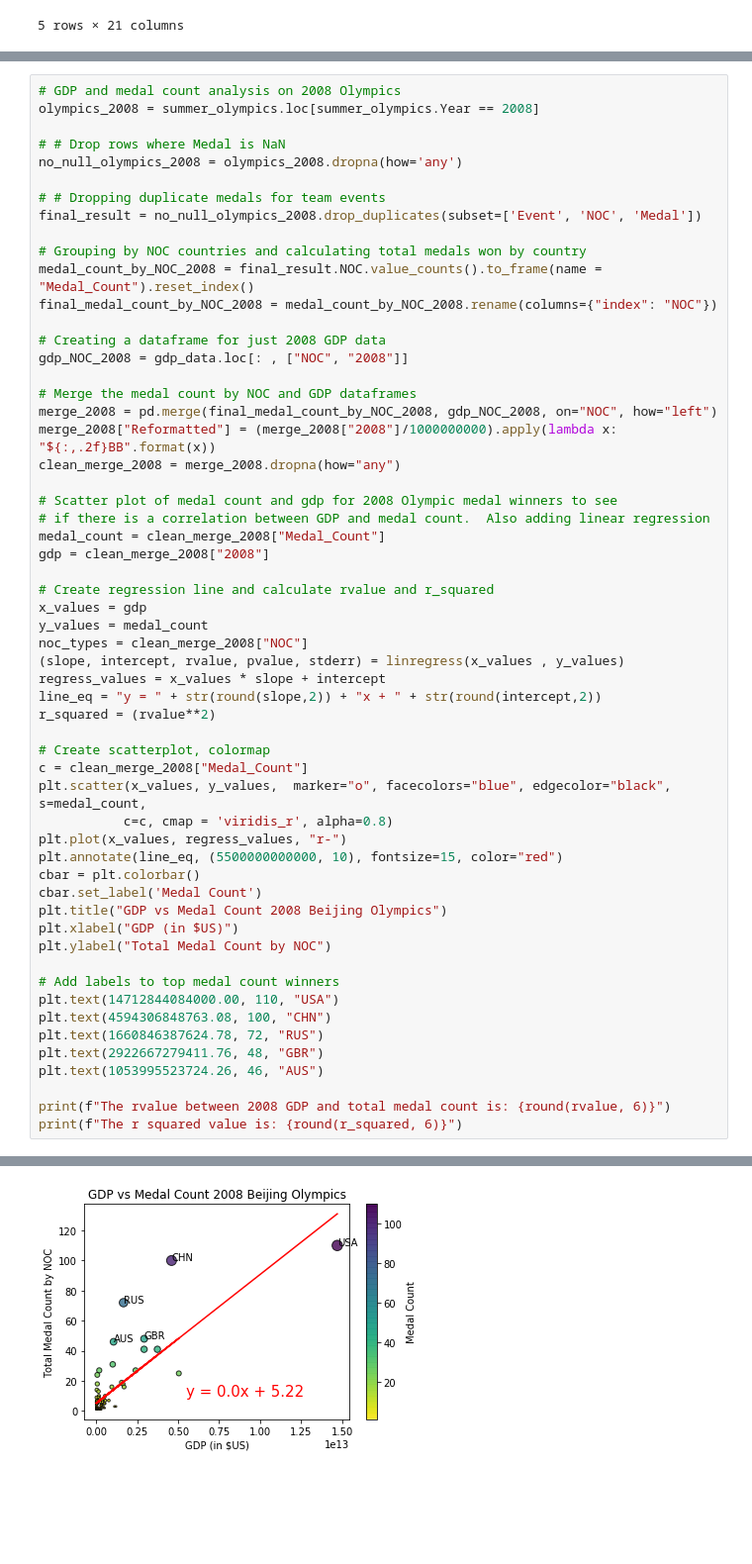
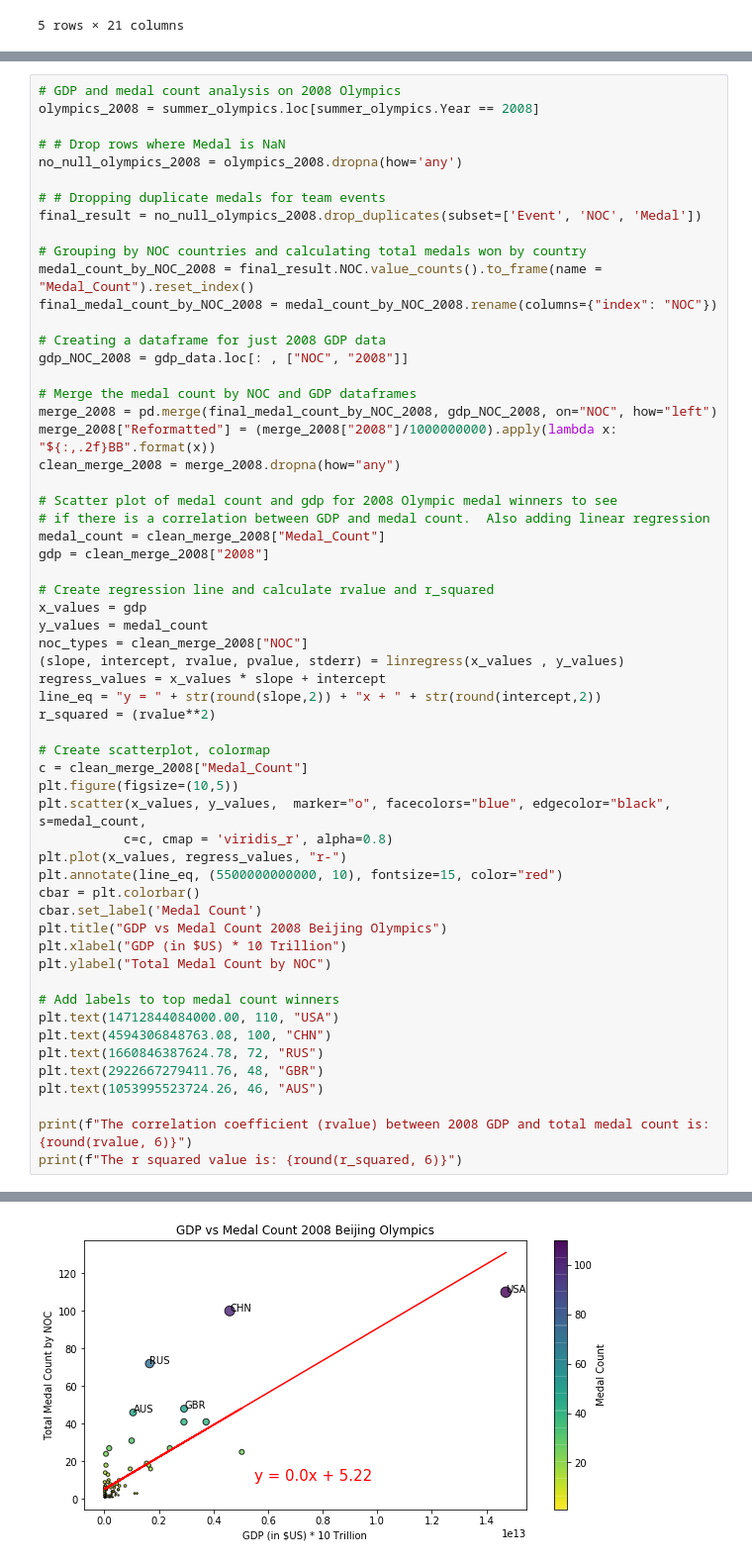
Before and after one commit to tysorensen/project1-group1, a Jupyter notebook: olympic_data_angie.ipynb, the cells around one changed output, grey strips where cells are left out. Shown at 99% size. Drawn from its saved outputs; the diff is of its cells as text; blank space fills up the shorter version.

```diff
--- a/olympic_data_angie.ipynb
+++ b/olympic_data_angie.ipynb
@@ -222,6 +225,7 @@ r_squared = (rvalue**2)
 
 # Create scatterplot, colormap
 c = clean_merge_2008["Medal_Count"]
+plt.figure(figsize=(10,5))
 plt.scatter(x_values, y_values,  marker="o", facecolors="blue", edgecolor="black", s=medal_count,
            c=c, cmap = 'viridis_r', alpha=0.8)
 plt.plot(x_values, regress_values, "r-")
@@ -229,7 +233,7 @@ plt.annotate(line_eq, (5500000000000, 10), fontsize=15, color="red")
 cbar = plt.colorbar()
 cbar.set_label('Medal Count')
 plt.title("GDP vs Medal Count 2008 Beijing Olympics")
-plt.xlabel("GDP (in $US)")
+plt.xlabel("GDP (in $US) * 10 Trillion")
 plt.ylabel("Total Medal Count by NOC")
 
 # Add labels to top medal count winners
@@ -239,6 +243,6 @@ plt.text(1660846387624.78, 72, "RUS")
 plt.text(2922667279411.76, 48, "GBR")
 plt.text(1053995523724.26, 46, "AUS")
 
-print(f"The rvalue between 2008 GDP and total medal count is: {round(rvalue, 6)}")
+print(f"The correlation coefficient (rvalue) between 2008 GDP and total medal count is: {round(rvalue, 6)}")
 print(f"The r squared value is: {round(r_squared, 6)}")
 # %% [output]
@@ -246,5 +250,5 @@ The rvalue between 2008 GDP and total medal count is: 0.806584
 The r squared value is: 0.650578
-[figure, old version]
+[figure, new version]
 # %%
 # GDP and medal count analysis on 2004 Olympics
 olympics_2004 = summer_olympics.loc[summer_olympics.Year == 2004]
```
Also changed, not shown: parts of 7 cells of this notebook, 6 other files.
